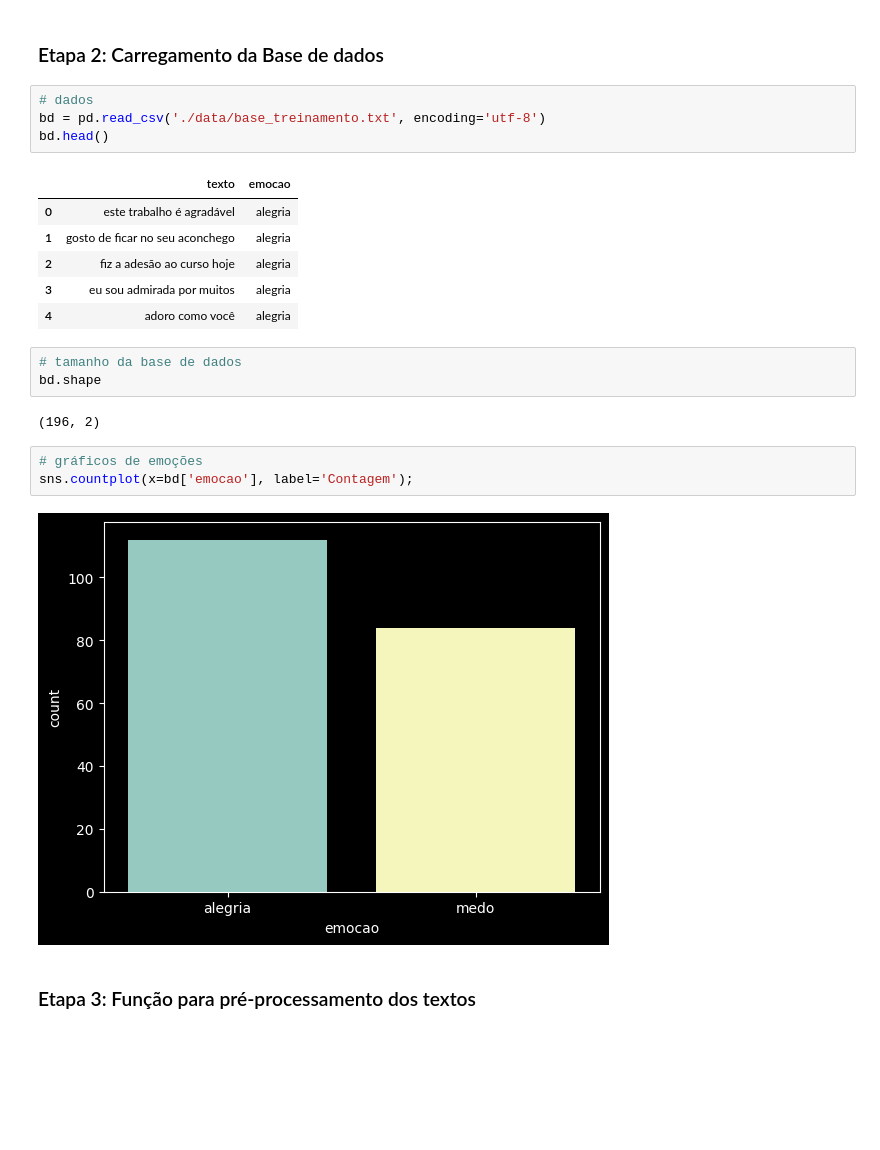
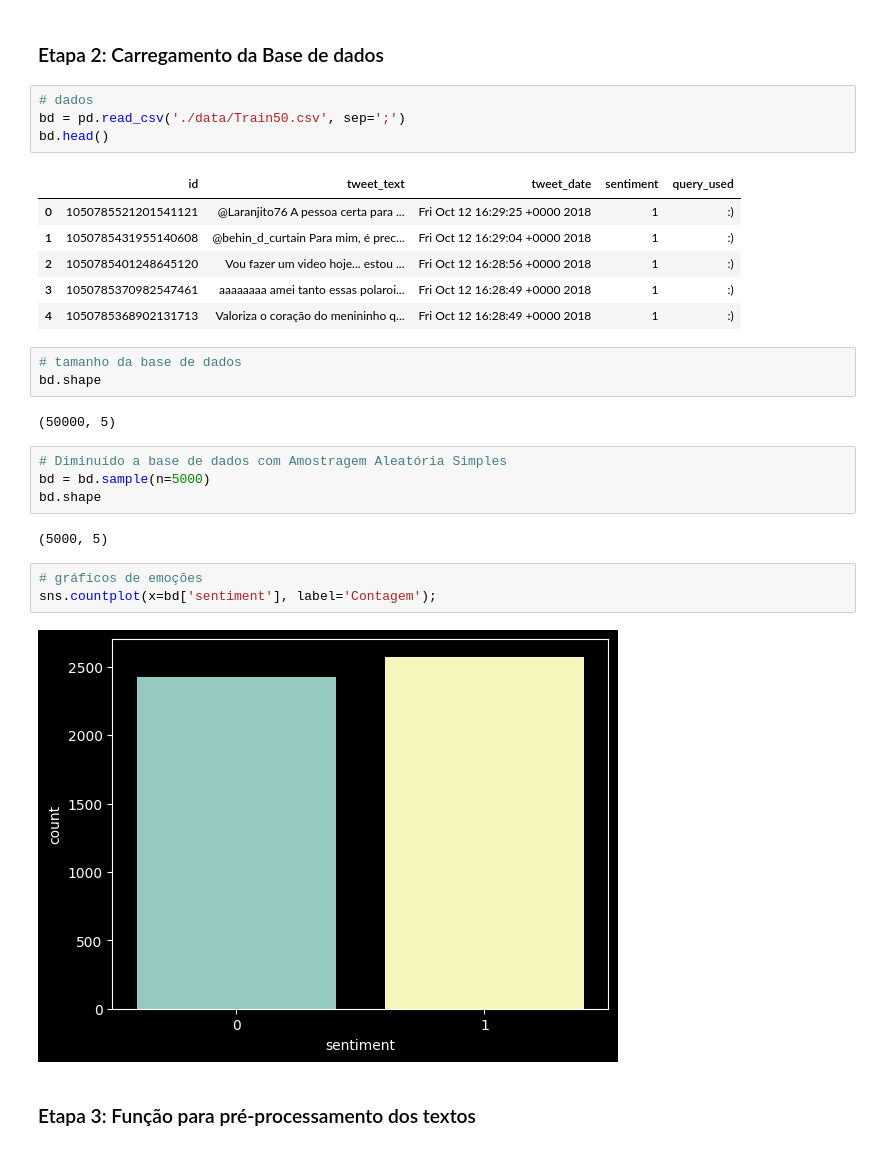
Before and after one commit to Joao-Inacio/IA_e_Machine_Learning, a Jupyter notebook: 1.2-Processamento_de_Linguagem_Natural/Classificacao_Texto_Twitter.ipynb, the cells around one changed output. Saved outputs shown, nothing was run; the diff lists cells and outputs as text; blank space fills up the shorter version.

```diff
--- a/1.2-Processamento_de_Linguagem_Natural/Classificacao_Texto_Twitter.ipynb
+++ b/1.2-Processamento_de_Linguagem_Natural/Classificacao_Texto_Twitter.ipynb
@@ -15,25 +18,31 @@ import re
 ### Etapa 2: Carregamento da Base de dados
 # %%
 # dados
-bd = pd.read_csv('./data/base_treinamento.txt', encoding='utf-8')
+bd = pd.read_csv('./data/Train50.csv', sep=';')
 bd.head()
 # %% [output]
-|  | texto | emocao |
-| 0 | este trabalho é agradável | alegria |
-| 1 | gosto de ficar no seu aconchego | alegria |
-| 2 | fiz a adesão ao curso hoje | alegria |
-| 3 | eu sou admirada por muitos | alegria |
-| 4 | adoro como você | alegria |
+|  | id | tweet_text | tweet_date | sentiment | query_used |
+| 0 | 1050785521201541121 | @Laranjito76 A pessoa certa para ... | Fri Oct 12 16:29:25 +0000 2018 | 1 | :) |
+| 1 | 1050785431955140608 | @behin_d_curtain Para mim, é prec... | Fri Oct 12 16:29:04 +0000 2018 | 1 | :) |
+| 2 | 1050785401248645120 | Vou fazer um video hoje... estou ... | Fri Oct 12 16:28:56 +0000 2018 | 1 | :) |
+| 3 | 1050785370982547461 | aaaaaaaa amei tanto essas polaroi... | Fri Oct 12 16:28:49 +0000 2018 | 1 | :) |
+| 4 | 1050785368902131713 | Valoriza o coração do menininho q... | Fri Oct 12 16:28:49 +0000 2018 | 1 | :) |
 # %%
 # tamanho da base de dados
 bd.shape
 # %% [output]
-(196, 2)
+(50000, 5)
+# %%
+# Diminuído a base de dados com Amostragem Aleatória Simples
+bd = bd.sample(n=5000)
+bd.shape
+# %% [output]
+(5000, 5)
 # %%
 # gráficos de emoções
-sns.countplot(x=bd['emocao'], label='Contagem');
+sns.countplot(x=bd['sentiment'], label='Contagem');
 # %% [output]
-[figure, old version]
+[figure, new version]
 # %% [markdown]
 ### Etapa 3: Função para pré-processamento dos textos
 # %%
```
Also changed, not shown: parts of 22 cells of this notebook, 10 other files.
